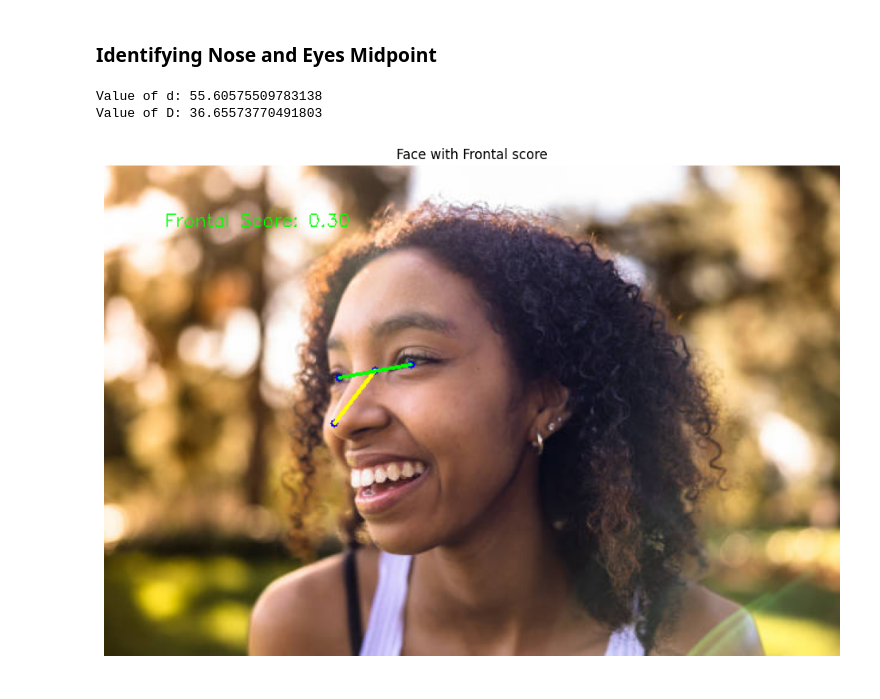
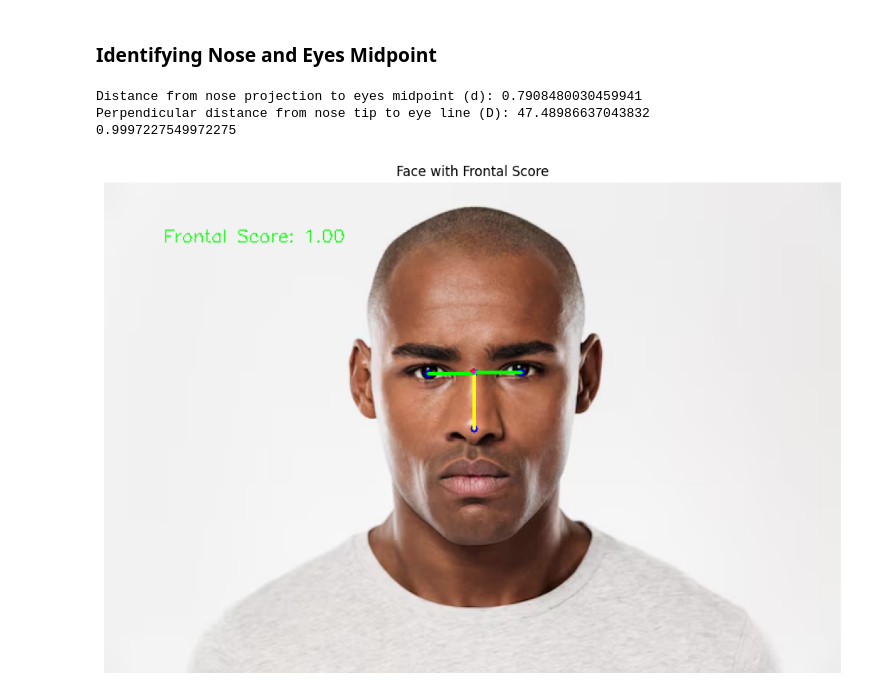
Before and after one commit to Xavaitron/Face_Detection, a Jupyter notebook: Dlib_Model/main.ipynb, the cells around one changed output. Cells and saved outputs as stored; diff of their text form; code cells hidden in the pictures.

```diff
--- a/Dlib_Model/main.ipynb
+++ b/Dlib_Model/main.ipynb
@@ -7,7 +7,7 @@ import dlib
 ### Model Testing
 # %%
 PREDICTOR_PATH = "shape_predictor_68_face_landmarks.dat"
-IMAGE_PATH = "./image.png"
+IMAGE_PATH = "./img2.png"
 
 # Initialize dlib's face detector and facial landmark predictor
 detector = dlib.get_frontal_face_detector()
@@ -16,6 +16,8 @@ predictor = dlib.shape_predictor(PREDICTOR_PATH)
 # Load the image
 image = cv2.imread(IMAGE_PATH)
 img_copy_1 = image.copy()
+img_copy_2 = image.copy()
+img_copy_3 = image.copy()
 left_half = image.copy()
 right_half = image.copy()
 if image is None:
@@ -27,6 +29,7 @@ gray = cv2.cvtColor(image, cv2.COLOR_BGR2GRAY)
 
 # Detect faces
 faces = detector(gray)
+print(faces)
 print(f"Number of faces detected: {len(faces)}")
 
 for face in faces:
@@ -70,53 +74,71 @@ for face in faces:
         (left_eye_center[1] + right_eye_center[1]) // 2
     )
 
-    # Nose tip
+    # Nose tip (landmark 30)
     nose_tip = (landmarks.part(30).x, landmarks.part(30).y)
 
-    # Calculate distances
-    d = np.linalg.norm(np.array(nose_tip) - np.array(eyes_midpoint))
+    # -------------------------------------------------------------------------
+    # Calculate the perpendicular distance (D) from the nose tip to the line
+    # connecting the eyes. This remains unchanged.
     line_vector = np.array(right_eye_center) - np.array(left_eye_center)
     line_length = np.linalg.norm(line_vector)
     perpendicular_vector = np.array([-line_vector[1], line_vector[0]])
-    D = abs(np.dot((np.array(nose_tip) - np.array(left_eye_center)), perpendicular_vector / line_length))
-    print("Value of d:",d)
-    print("Value of D:",D)
+    D = abs(np.dot((np.array(nose_tip) - np.array(left_eye_center)),
+                   perpendicular_vector / line_length))
+    # -------------------------------------------------------------------------
 
-    # Calculate frontal score
+    # -------------------------------------------------------------------------
+    # Compute the projection of the nose tip onto the eye line.
+    # This gives us the "base" of the perpendicular dropped from the nose.
+    projection_factor = np.dot(np.array(nose_tip) - np.array(left_eye_center),
+                               line_vector) / (line_length ** 2)
+    nose_projection = np.array(left_eye_center) + projection_factor * line_vector
+
+    # New parameter: the distance along the eye line from the nose projection
+    # (the base of the perpendicular) to the eyes' midpoint.
+    d = np.linalg.norm(nose_projection - np.array(eyes_midpoint))
+    # -------------------------------------------------------------------------
+
+    print("Distance from nose projection to eyes midpoint (d):", d)
+    print("Perpendicular distance from nose tip to eye line (D):", D)
+
+    # Calculate the frontal score using the new parameter d
     frontal_score = 1 / (1 + (d / D) ** 2)
+    print(frontal_score)
 
-    # Draw points and lines
+    # Draw points and lines for visualization
     cv2.circle(img_copy_1, nose_tip, 3, (255, 0, 0), -1)
     cv2.circle(img_copy_1, tuple(left_eye_center), 3, (255, 0, 0), -1)
     cv2.circle(img_copy_1, tuple(right_eye_center), 3, (255, 0, 0), -1)
     cv2.circle(img_copy_1, tuple(eyes_midpoint), 3, (255, 0, 0), -1)
+    # Visualize the projection point (base)
+    cv2.circle(img_copy_1, tuple(nose_projection.astype(int)), 3, (0, 0, 255), -1)
+    # Draw lines connecting key points
     cv2.line(img_copy_1, nose_tip, eyes_midpoint, (0, 255, 255), 2)
     cv2.line(img_copy_1, tuple(left_eye_center), tuple(right_eye_center), (0, 255, 0), 2)
+    cv2.line(img_copy_1, tuple(nose_projection.astype(int)), tuple(eyes_midpoint), (255, 0, 255), 2)
 
-    # Display frontal score on the image
+    # Display the frontal score on the image
     cv2.putText(
         img_copy_1,
         f"Frontal Score: {frontal_score:.2f}",
         (50, 50),
         cv2.FONT_HERSHEY_SIMPLEX,
         0.5,
         (0, 255, 0),
         1
     )
 
-# Convert images from BGR to RGB for displaying with Matplotlib
+# Convert the image from BGR to RGB for Matplotlib display
 img_copy_1_rgb = cv2.cvtColor(img_copy_1, cv2.COLOR_BGR2RGB)
 
-# Display both images
 plt.figure(figsize=(20, 8))
-
-# Image showing all landmarks
 plt.imshow(img_copy_1_rgb)
-plt.title("Face with Frontal score")
+plt.title("Face with Frontal Score")
 plt.axis('off')
-
 plt.show()
 # %% [output]
-Value of d: 55.60575509783138
-Value of D: 36.65573770491803
+Distance from nose projection to eyes midpoint (d): 0.7908480030459941
+Perpendicular distance from nose tip to eye line (D): 47.48986637043832
+0.9997227549972275
-[figure, old version]
+[figure, new version]
```
Also changed, not shown: parts of 4 cells of this notebook, 12 other files.
